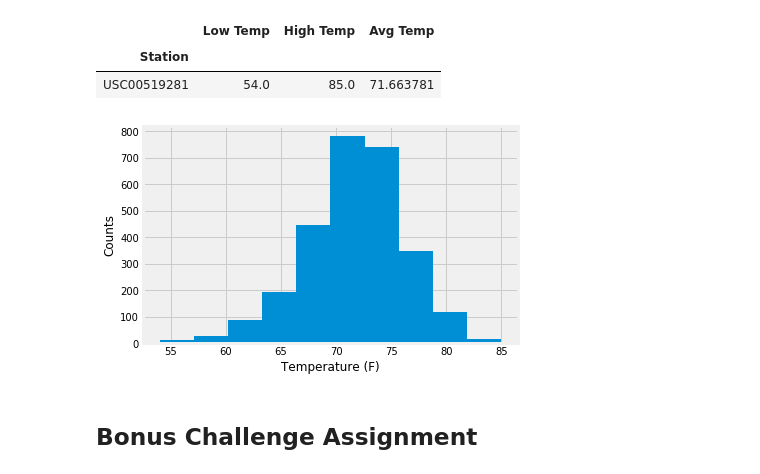
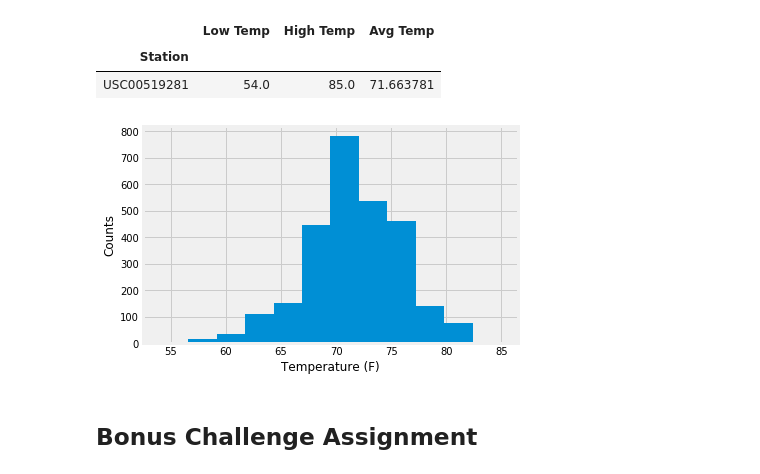
Before and after one commit to avinashdhawan/sqlalchemy-challenge, a Jupyter notebook: climate_starter.ipynb, the cells around one changed output. Cells and saved outputs as stored; diff of their text form; code cells hidden in the pictures.

```diff
--- a/climate_starter.ipynb
+++ b/climate_starter.ipynb
@@ -182,23 +183,23 @@ most_active_stn_stats_df
 # %%
 # Choose the station with the highest number of temperature observations.
 # Query the last 12 months of temperature observation data for this station and plot the results as a histogram
 
 most_active_stn_temps = session.query(Measurement.date, Measurement.tobs).filter(Measurement.station == 'USC00519281').order_by(Measurement.tobs.asc()).all()
 #most_active_stn_temps
 
 date = [most_active_stn_temps[0] for most_active_stn_temp in most_active_stn_temps[:]]
 temp = [most_active_stn_temps[1] for most_active_stn_temp in most_active_stn_temps[:]]
 
 temp_df = pd.DataFrame(most_active_stn_temps[:], columns=['date', 'temp'])
 temp_df.set_index('date', inplace=True, )
 temp_df
 
-plt.hist(temp_df['temp'])
+plt.hist(temp_df['temp'], bins = 12)
 plt.xlabel('Temperature (F)')
 plt.ylabel('Counts')
 plt.show()
 # %% [output]
-[figure, old version]
+[figure, new version]
 # %% [markdown]
 ## Bonus Challenge Assignment
 # %%
```
Also changed, not shown: parts of 7 cells of this notebook, 1 other file.
